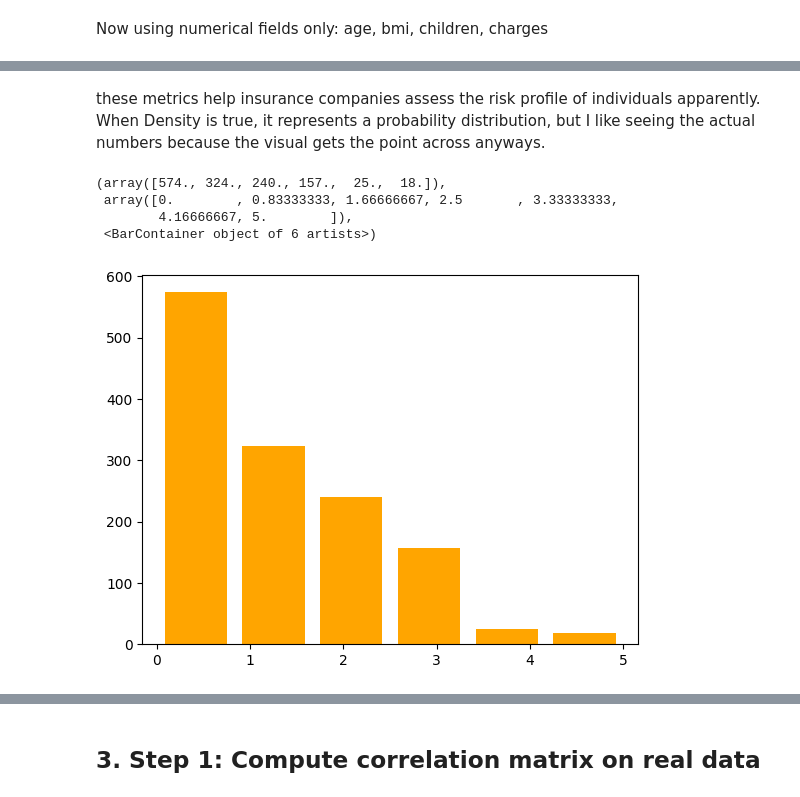
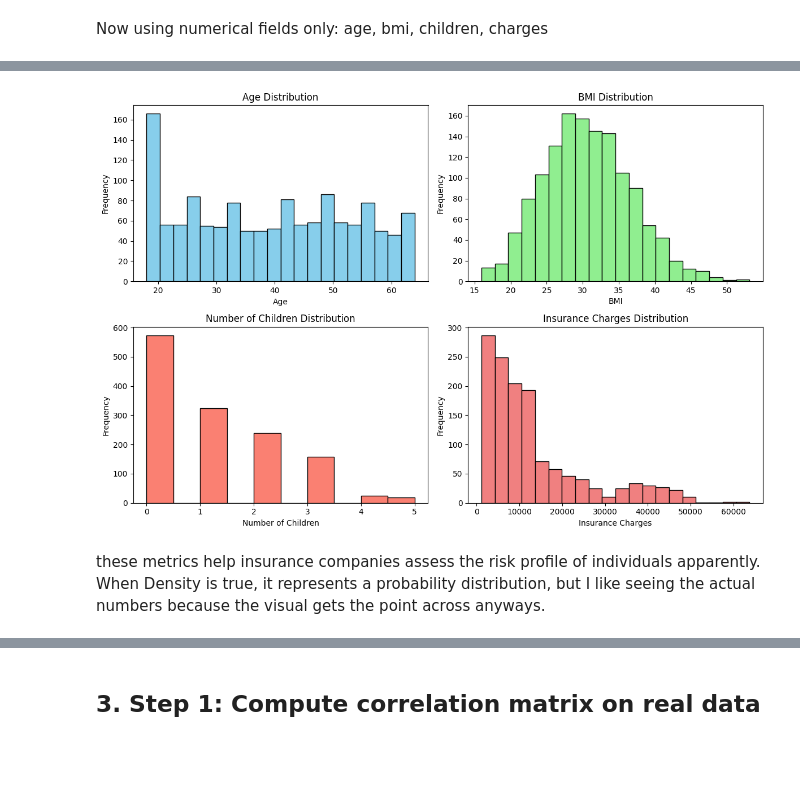
Before and after one commit to BrianCarela/LLM_stuff, a Jupyter notebook: Copy_of_copula_insurance_nogroup.ipynb, the cells around one changed output, grey strips where cells are left out. Drawn from its saved outputs; the diff is of its cells as text; code cells hidden in the pictures; blank space fills up the shorter version.

```diff
--- a/Copy_of_copula_insurance_nogroup.ipynb
+++ b/Copy_of_copula_insurance_nogroup.ipynb
@@ -46,9 +46,14 @@ import pandas as pd
 from scipy.stats import norm
 import numpy as np
 
-url="https://raw.githubusercontent.com/VincentGranville/Main/main/insurance.csv"
-data = pd.read_csv(url)
-print(data.head(10)) # a table of metrics taken by an insurance company
+# URL of the dataset
+dataset_url = "https://raw.githubusercontent.com/VincentGranville/Main/main/insurance.csv"
+
+# Read the dataset into a DataFrame
+insurance_data = pd.read_csv(dataset_url)
+
+# Print the first 10 rows of the dataset
+print(insurance_data.head(10)) # a table of metrics taken by an insurance company
 # %% [output]
    age     sex     bmi  children smoker     region      charges
 0   19  female  27.900         0    yes  southwest  16884.92400
@@ -84,0 +71,9 @@ Name: age, Length: 1338, dtype: int64
+# %%
+# Extract individual features from the insurance data
+ages = insurance_data.loc[:, "age"]
+bmi_values = insurance_data.loc[:, "bmi"]
+num_children = insurance_data.loc[:, "children"]
+insurance_charges = insurance_data.loc[:, "charges"]
+
+# Print the ages to verify
+print(ages)
@@ -126,11 +104,48 @@ plt.hist(age, n_bins, density = True, rwidth = 0.8, color = 'green')
+# %%
+%matplotlib inline
+# import matplotlib.pyplot as plt
+# axes = plt.axes()
+# n_bins = 20  # n_bins = 20 produces periodic spikes, why?
+# plt.hist(ages, n_bins, density = True, rwidth = 0.8, color = 'green')
+
+# ChatGPT helps me understand what im seeing below
+
+import matplotlib.pyplot as plt
+
+# Plot histograms to visualize the distribution of each feature
+plt.figure(figsize=(12, 8))
+
+# Age distribution
+plt.subplot(2, 2, 1)
+plt.hist(ages, bins=20, color='skyblue', edgecolor='black')
+plt.title('Age Distribution')
+plt.xlabel('Age')
+plt.ylabel('Frequency')
+
+# BMI distribution
+plt.subplot(2, 2, 2)
+plt.hist(bmi_values, bins=20, color='lightgreen', edgecolor='black')
+plt.title('BMI Distribution')
+plt.xlabel('BMI')
+plt.ylabel('Frequency')
+
+# Number of children distribution
+plt.subplot(2, 2, 3)
+plt.hist(num_children, bins=10, color='salmon', edgecolor='black')
+plt.title('Number of Children Distribution')
+plt.xlabel('Number of Children')
+plt.ylabel('Frequency')
+
+# Insurance charges distribution
+plt.subplot(2, 2, 4)
+plt.hist(insurance_charges, bins=20, color='lightcoral', edgecolor='black')
+plt.title('Insurance Charges Distribution')
+plt.xlabel('Insurance Charges')
+plt.ylabel('Frequency')
+
+plt.tight_layout()
+plt.show()
+# %% [output]
+[figure, added]
 # %% [markdown]
 these metrics help insurance companies assess the risk profile of individuals apparently. When Density is true, it represents a probability distribution, but I like seeing the actual numbers because the visual gets the point across anyways.
-# %%
-n_bins = 6
-plt.hist(children, n_bins, density = False, rwidth = 0.8, color = 'orange')
-# %% [output]
-(array([574., 324., 240., 157.,  25.,  18.]),
- array([0.        , 0.83333333, 1.66666667, 2.5       , 3.33333333,
-        4.16666667, 5.        ]),
- <BarContainer object of 6 artists>)
-[figure, removed]
```
Also changed, not shown: parts of 13 cells of this notebook.
